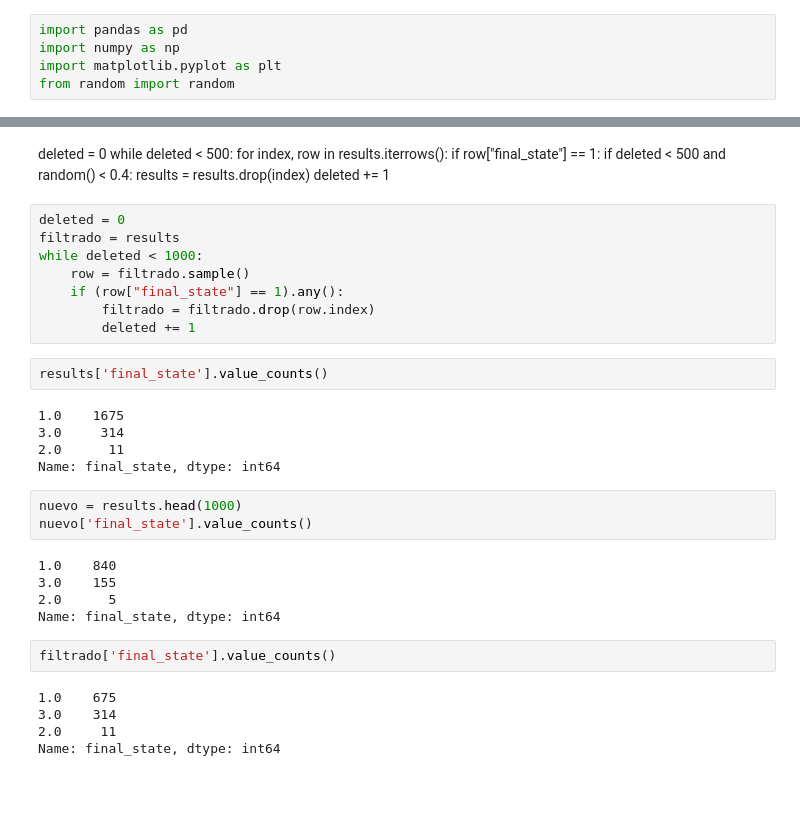
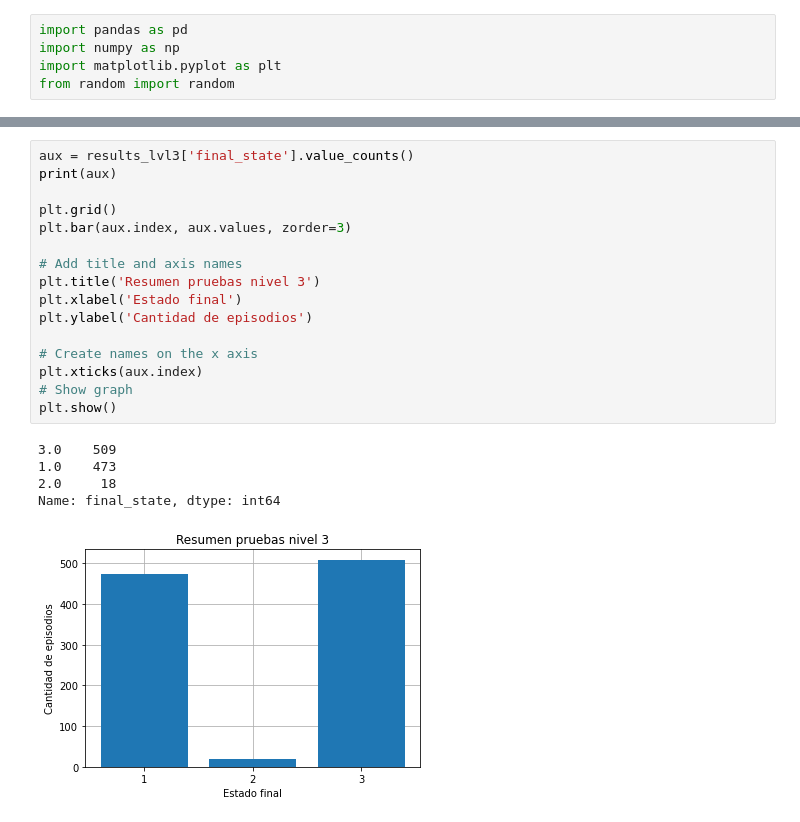
Before and after one commit to jaguzmanm/TesisIELE, a Jupyter notebook: process_results.ipynb, the cells around one changed output, grey strips where cells are left out. Drawn from its saved outputs; the diff is of its cells as text; blank space fills up the shorter version.

```diff
--- a/process_results.ipynb
+++ b/process_results.ipynb
@@ -39,38 +124,22 @@ results
-# %% [markdown]
-deleted = 0
-while deleted < 500:
-    for index, row in results.iterrows():
-        if row["final_state"] == 1:
-            if deleted < 500 and random() < 0.4:
-                results = results.drop(index)
-                deleted += 1
-# %%
-deleted = 0
-filtrado = results
-while deleted < 1000:
-    row = filtrado.sample()
-    if (row["final_state"] == 1).any():
-        filtrado = filtrado.drop(row.index)
-        deleted += 1
-# %%
-results['final_state'].value_counts()
-# %% [output]
-1.0    1675
-3.0     314
-2.0      11
-Name: final_state, dtype: int64
-# %%
-nuevo = results.head(1000)
-nuevo['final_state'].value_counts()
-# %% [output]
-1.0    840
-3.0    155
-2.0      5
-Name: final_state, dtype: int64
-# %%
-filtrado['final_state'].value_counts()
-# %% [output]
-1.0    675
-3.0    314
-2.0     11
-Name: final_state, dtype: int64
+# %%
+aux = results_lvl3['final_state'].value_counts()
+print(aux)
+
+plt.grid()
+plt.bar(aux.index, aux.values, zorder=3)
+
+# Add title and axis names
+plt.title('Resumen pruebas nivel 3')
+plt.xlabel('Estado final')
+plt.ylabel('Cantidad de episodios')
+
+# Create names on the x axis
+plt.xticks(aux.index)
+# Show graph
+plt.show()
+# %% [output]
+3.0    509
+1.0    473
+2.0     18
+Name: final_state, dtype: int64
+[figure, added]
```
Also changed, not shown: parts of 16 cells of this notebook, 6 other files.
